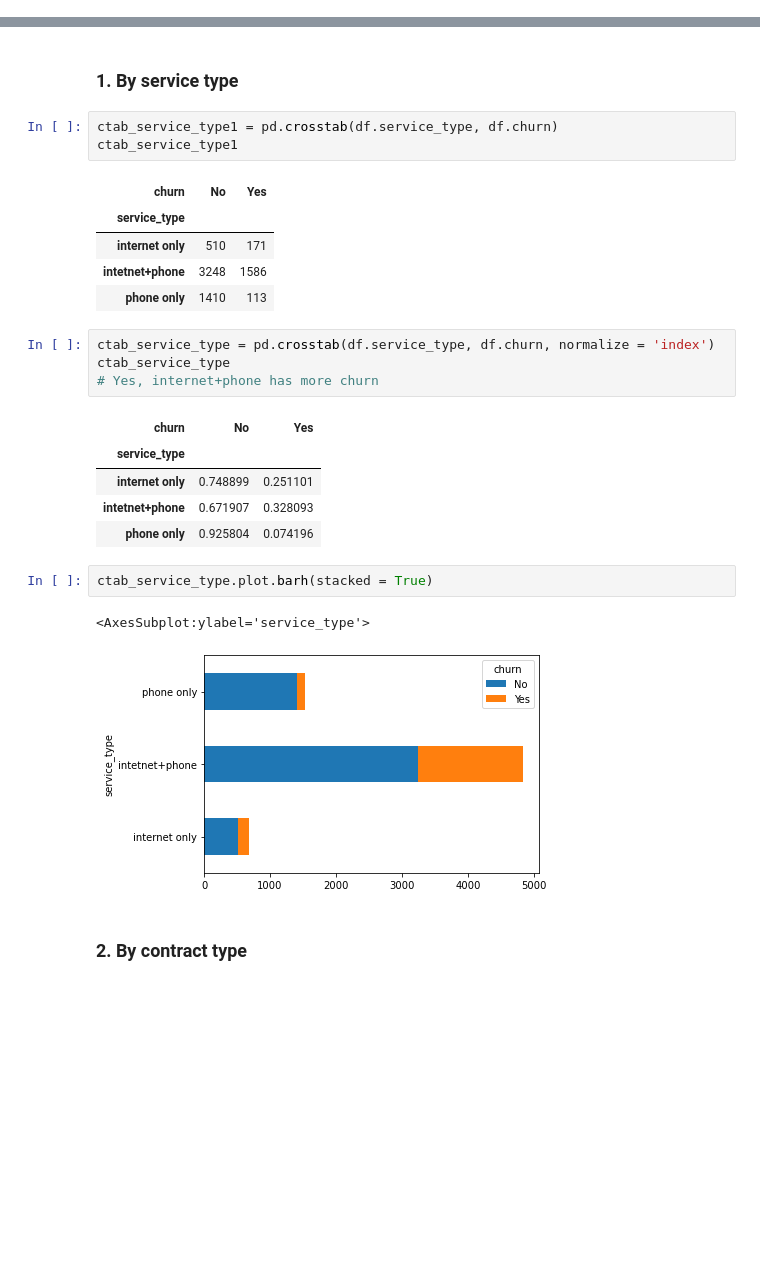
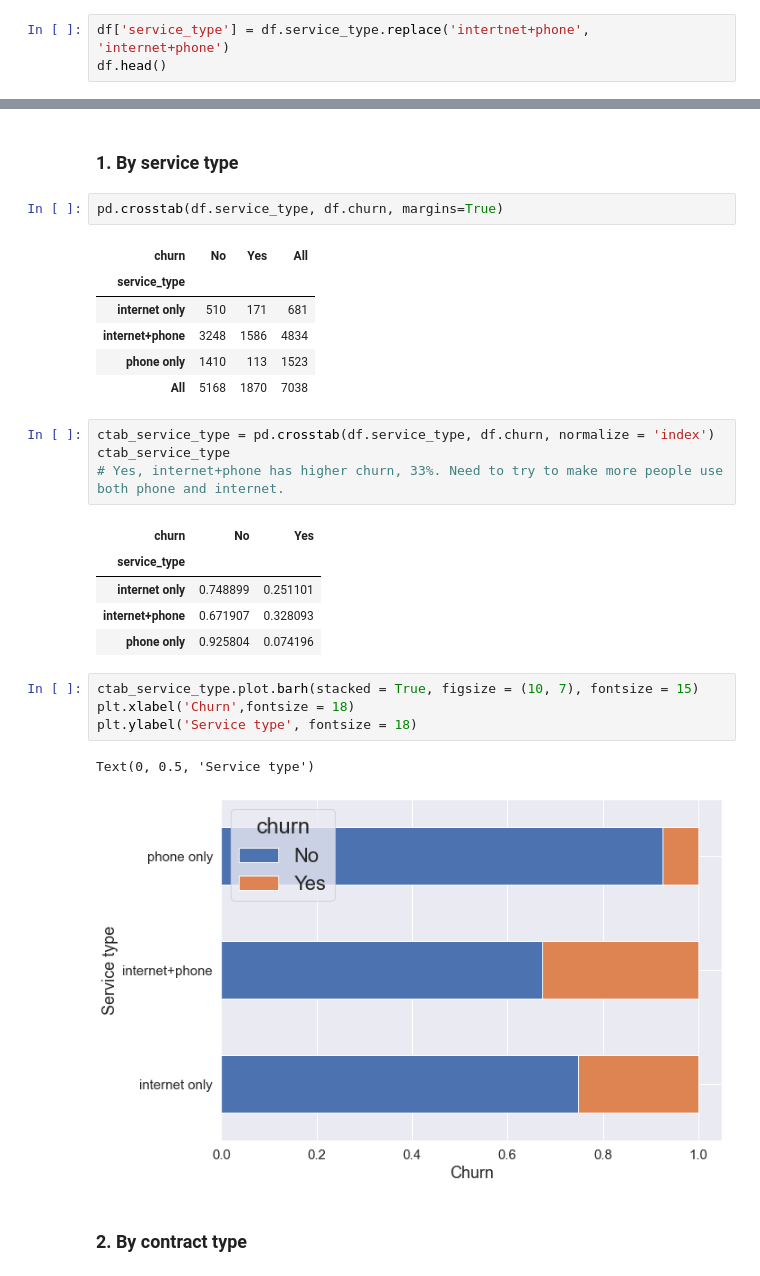
Before and after one commit to Chenchen070/story_telling, a Jupyter notebook: Storytelling analysis.ipynb, the cells around one changed output, grey strips where cells are left out. Drawn from its saved outputs; the diff is of its cells as text; blank space fills up the shorter version.

```diff
--- a/Storytelling analysis.ipynb
+++ b/Storytelling analysis.ipynb
@@ -99,3 +103,6 @@ df.head()
 | 3 | 0011-IGKFF | Male | 1 | Yes | No | one_line | Fiber_optic | ... |
 | 4 | 0013-EXCHZ | Female | 1 | Yes | No | one_line | Fiber_optic | ... |
 5 rows × 26 columns
+# %%
+df['service_type'] = df.service_type.replace('intertnet+phone', 'internet+phone')
+df.head()
@@ -113,28 +128,30 @@ Index(['customer_id', 'gender', 'is_senior_citizen', 'partner', 'dependents',
 # %% [markdown]
 ### 1. By service type
 # %%
-ctab_service_type1 = pd.crosstab(df.service_type, df.churn)
-ctab_service_type1
+pd.crosstab(df.service_type, df.churn, margins=True)
 # %% [output]
-| churn | No | Yes |
-| service_type |  |  |
-| internet only | 510 | 171 |
-| intetnet+phone | 3248 | 1586 |
-| phone only | 1410 | 113 |
+| churn | No | Yes | All |
+| service_type |  |  |  |
+| internet only | 510 | 171 | 681 |
+| internet+phone | 3248 | 1586 | 4834 |
+| phone only | 1410 | 113 | 1523 |
+| All | 5168 | 1870 | 7038 |
 # %%
 ctab_service_type = pd.crosstab(df.service_type, df.churn, normalize = 'index')
 ctab_service_type
-# Yes, internet+phone has more churn
+# Yes, internet+phone has higher churn, 33%. Need to try to make more people use both phone and internet.
 # %% [output]
 | churn | No | Yes |
 | service_type |  |  |
 | internet only | 0.748899 | 0.251101 |
-| intetnet+phone | 0.671907 | 0.328093 |
+| internet+phone | 0.671907 | 0.328093 |
 | phone only | 0.925804 | 0.074196 |
 # %%
-ctab_service_type.plot.barh(stacked = True)
+ctab_service_type.plot.barh(stacked = True, figsize = (10, 7), fontsize = 15)
+plt.xlabel('Churn',fontsize = 18)
+plt.ylabel('Service type', fontsize = 18)
 # %% [output]
-<AxesSubplot:ylabel='service_type'>
+Text(0, 0.5, 'Service type')
-[figure, old version]
+[figure, new version]
 # %% [markdown]
 ### 2. By contract type
```
Also changed, not shown: parts of 35 cells of this notebook.
